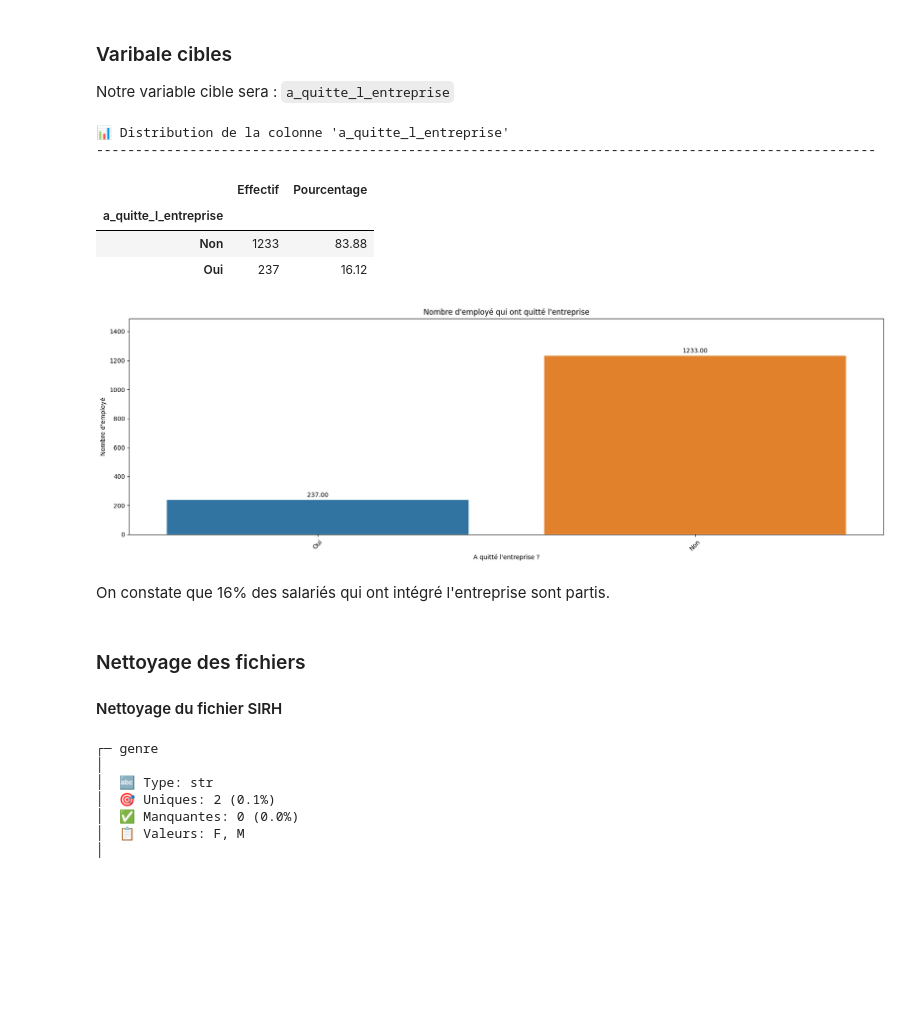
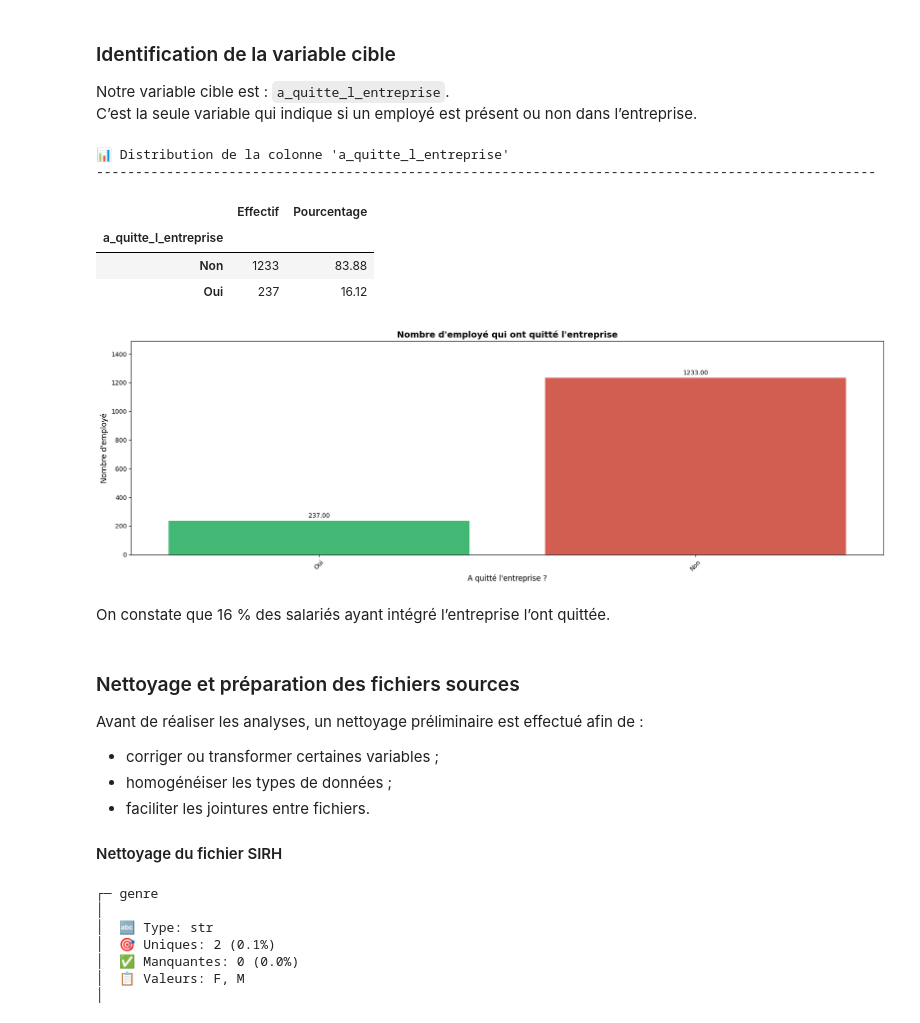
Before and after one commit to RaphaelRIVIERE/Projet-4-Classifiez-automatiquement-des-informations, a Jupyter notebook: 1_notebook.ipynb, the cells around one changed output. Drawn from its saved outputs; the diff is of its cells as text; code cells hidden in the pictures; blank space fills up the shorter version.

Commit message:
Finalisation de l'étape 1 : analyse exploratoire et préparation des données

```diff
--- a/1_notebook.ipynb
+++ b/1_notebook.ipynb
@@ -16,4 +28,6 @@ from typing import List, Union, Dict
 # Custom imports
 import data_utils as du
 import preprocessing as pp
-import graph as gr
+import visualizer as vi
+
+df_sirh, df_eval, df_sondage = pp.load_data('data/extrait_sirh.csv', 'data/extrait_eval.csv', 'data/extrait_sondage.csv')
@@ -20,2 +38,0 @@ import graph as gr
-# %%
-df_eval, df_sirh, df_sondage = pp.charger_donnees('data/extrait_eval.csv', 'data/extrait_sirh.csv', 'data/extrait_sondage.csv')
@@ -329,35 +366,44 @@ Ne semble pas avoir de donnée abérrante
 # %% [markdown]
-### Varibale cibles
+### Identification de la variable cible
 
-Notre variable cible sera : `a_quitte_l_entreprise`
+Notre variable cible est : `a_quitte_l_entreprise`.
+C’est la seule variable qui indique si un employé est présent ou non dans l’entreprise.
 # %%
 TARGET = 'a_quitte_l_entreprise'
 # %%
 du.distribution_column(df_sondage, TARGET)
 
 fig, axes = plt.subplots(1, 1, figsize=(18, 6))
-gr.create_barplot(
+vi.create_barplot(
 	df_sondage,
     axes,
     TARGET,
+	hue=TARGET,
     title="Nombre d'employé qui ont quitté l'entreprise",
     xlabel="A quitté l'entreprise ?",
-    ylabel="Nombre d'employé"
+    ylabel="Nombre d'employé",
+	palette=['#2ecc71', '#e74c3c'],
 )
 plt.tight_layout()
 plt.show()
 # %% [output]
 📊 Distribution de la colonne 'a_quitte_l_entreprise'
 ----------------------------------------------------------------------------------------------------
 |  | Effectif | Pourcentage |
 | a_quitte_l_entreprise |  |  |
 | Non | 1233 | 83.88 |
 | Oui | 237 | 16.12 |
-[figure, old version]
+[figure, new version]
 # %% [markdown]
-On constate que 16% des salariés qui ont intégré l'entreprise sont partis.
+On constate que 16 % des salariés ayant intégré l’entreprise l’ont quittée.
 # %% [markdown]
-### Nettoyage des fichiers
+### Nettoyage et préparation des fichiers sources
+
+Avant de réaliser les analyses, un nettoyage préliminaire est effectué afin de :
+- corriger ou transformer certaines variables ;
+- homogénéiser les types de données ;
+- faciliter les jointures entre fichiers.
+
 
 #### Nettoyage du fichier SIRH
 # %%
```
Also changed, not shown: parts of 46 cells of this notebook, 4 other files.
